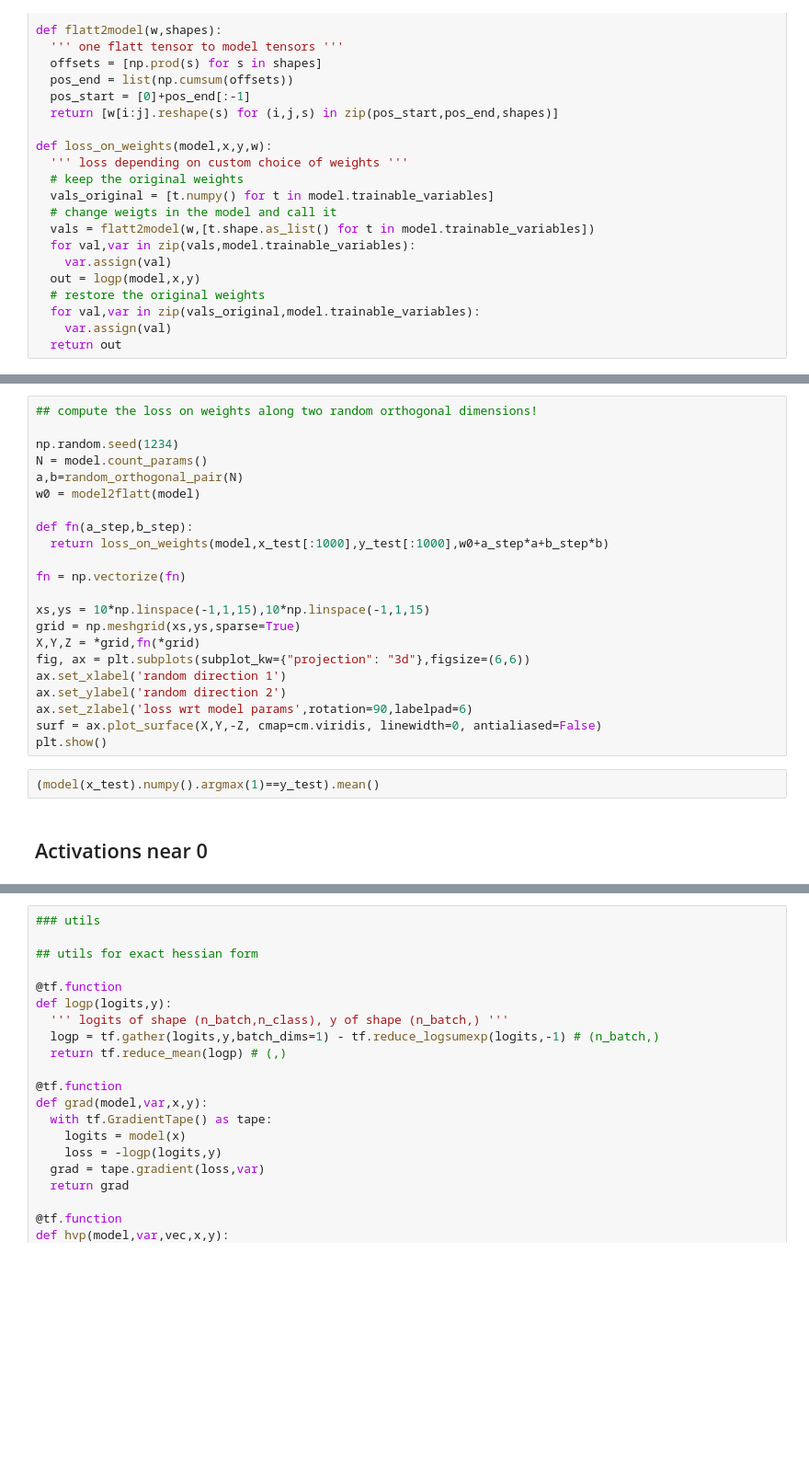
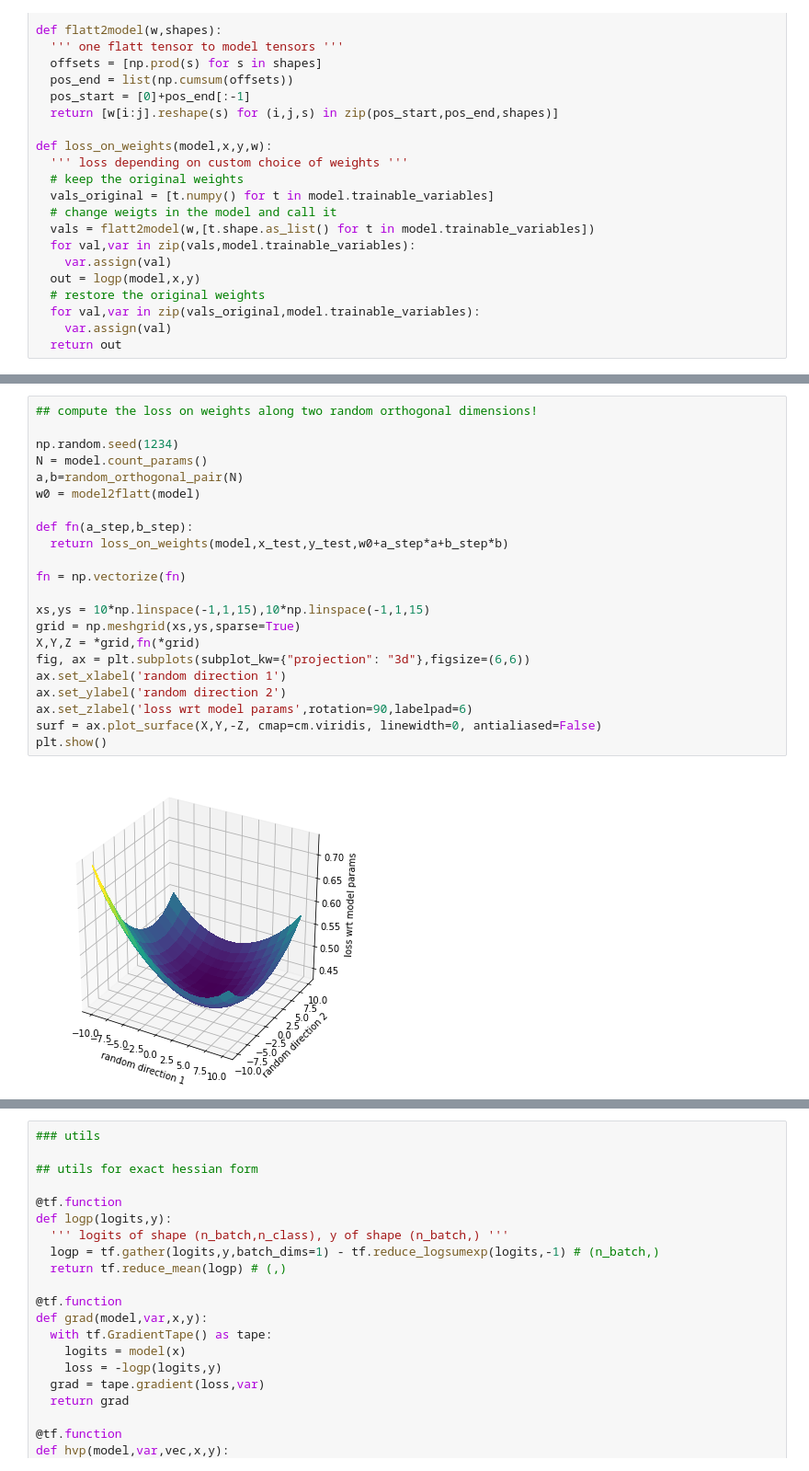
Before and after one commit to maciejskorski/ml_examples, a Jupyter notebook: ApproxHessian.ipynb, the cells around one changed output, grey strips where cells are left out. Shown at 92% size. Drawn from its saved outputs; the diff is of its cells as text; blank space fills up the shorter version.

```diff
--- a/ApproxHessian.ipynb
+++ b/ApproxHessian.ipynb
@@ -149,26 +134,24 @@ for i,(x,y) in enumerate(data):
 # %%
 ## compute the loss on weights along two random orthogonal dimensions!
 
 np.random.seed(1234)
 N = model.count_params()
 a,b=random_orthogonal_pair(N)
 w0 = model2flatt(model)
 
 def fn(a_step,b_step):
-  return loss_on_weights(model,x_test[:1000],y_test[:1000],w0+a_step*a+b_step*b)
+  return loss_on_weights(model,x_test,y_test,w0+a_step*a+b_step*b)
 
 fn = np.vectorize(fn)
 
 xs,ys = 10*np.linspace(-1,1,15),10*np.linspace(-1,1,15)
 grid = np.meshgrid(xs,ys,sparse=True)
 X,Y,Z = *grid,fn(*grid)
 fig, ax = plt.subplots(subplot_kw={"projection": "3d"},figsize=(6,6))
 ax.set_xlabel('random direction 1')
 ax.set_ylabel('random direction 2')
 ax.set_zlabel('loss wrt model params',rotation=90,labelpad=6)
 surf = ax.plot_surface(X,Y,-Z, cmap=cm.viridis, linewidth=0, antialiased=False)
 plt.show()
+# %% [output]
+[figure, added]
-# %%
-(model(x_test).numpy().argmax(1)==y_test).mean()
-# %% [markdown]
-## Activations near 0
```
Also changed, not shown: parts of 12 cells of this notebook.
